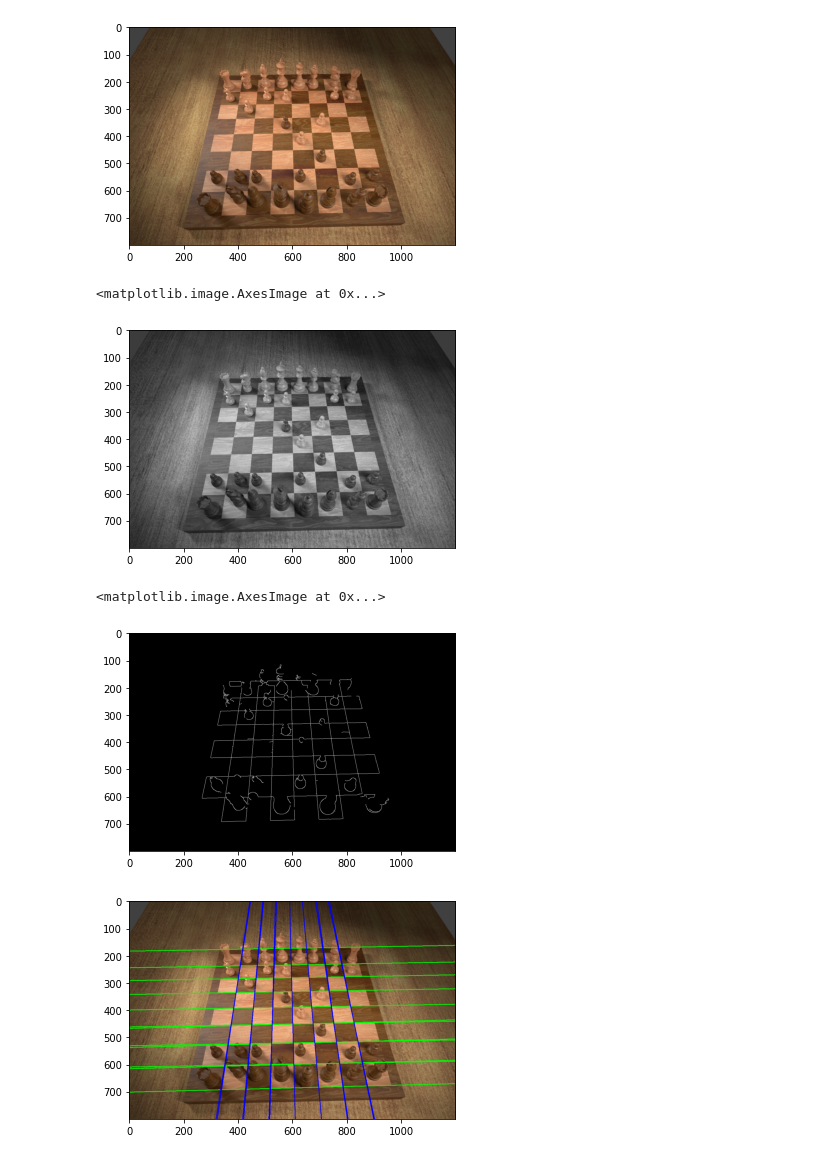
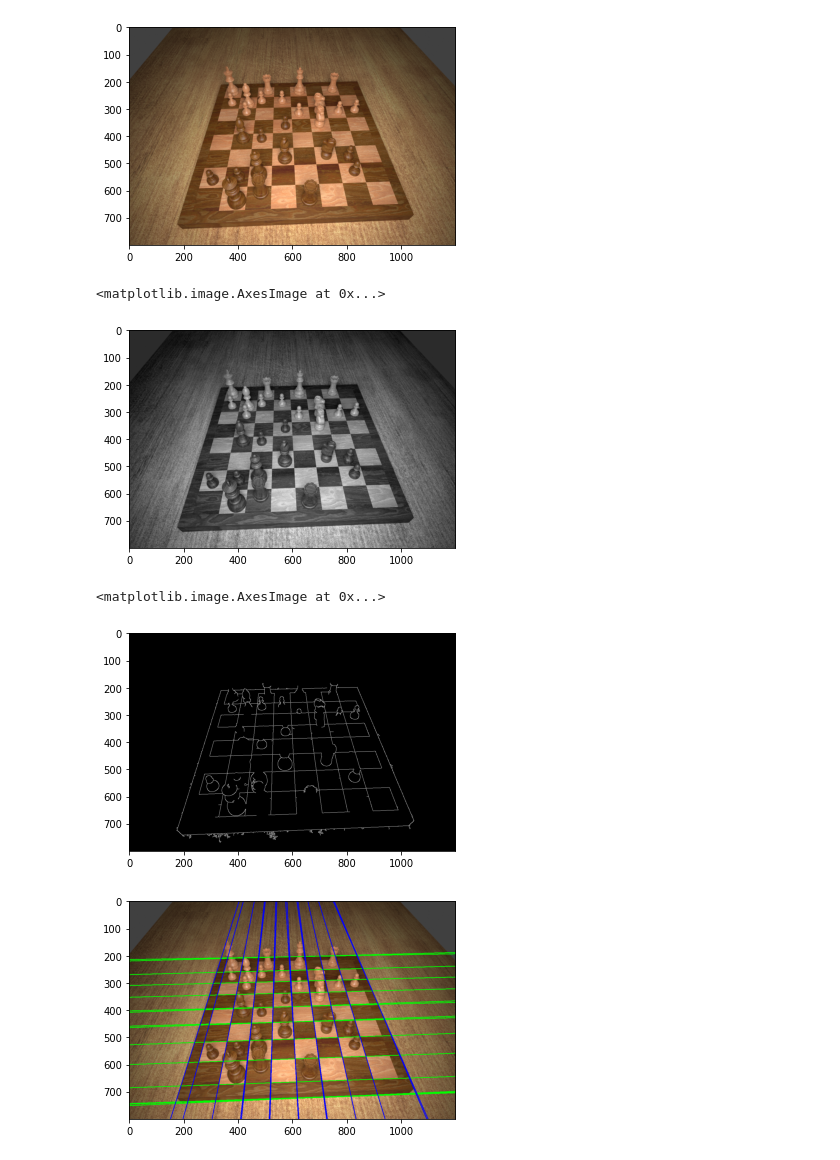
Before and after one commit to georg-wolflein/chesscog, a Jupyter notebook: notebooks/corner_detection.ipynb, the cells around one changed output. Drawn from its saved outputs; the diff is of its cells as text; code cells hidden in the pictures.

```diff
--- a/notebooks/corner_detection.ipynb
+++ b/notebooks/corner_detection.ipynb
@@ -43,28 +43,29 @@ def show(img):
 # %%
 filename = "/Users/georg/chess_data/render/train/0064.png"
 #filename = "/Users/georg/chess_data/render/train/2869.png"
 filename = "/Users/georg/Desktop/b06.jpg"
 filename = "/Users/georg/Desktop/IMG_0755.jpg"
 filename = "/Users/georg/chess_data/render/train/4798.png"
+filename = "/Users/georg/chess_data/render/train/4029.png"
 img = cv2.imread(filename)
 img, img_scale = resize_image(cfg, img)
 show(img)
 # %% [output]
-[figure, old version]
+[figure, new version]
 # %%
 gray = cv2.cvtColor(img, cv2.COLOR_BGR2GRAY)
 
 plt.imshow(gray, cmap="gray")
 # %% [output]
 <matplotlib.image.AxesImage at 0x...>
-[figure, old version]
+[figure, new version]
 # %%
 edges = detect_edges(cfg, gray)
 
 plt.imshow(edges, cmap="gray")
 # %% [output]
 <matplotlib.image.AxesImage at 0x...>
-[figure, old version]
+[figure, new version]
 # %%
 lines = detect_lines(cfg, edges)
 all_horizontal_lines, all_vertical_lines = cluster_horizontal_and_vertical_lines(lines)
@@ -74,7 +75,7 @@ draw_lines(all_lines_img, all_horizontal_lines, (0, 255, 0))
 draw_lines(all_lines_img, all_vertical_lines, (255, 0, 0))
 show(all_lines_img)
 # %% [output]
-[figure, old version]
+[figure, new version]
 # %%
 horizontal_lines = eliminate_similar_lines(all_horizontal_lines, all_vertical_lines)
 vertical_lines = eliminate_similar_lines(all_vertical_lines, all_horizontal_lines)
```
Also changed, not shown: parts of 10 cells of this notebook.
